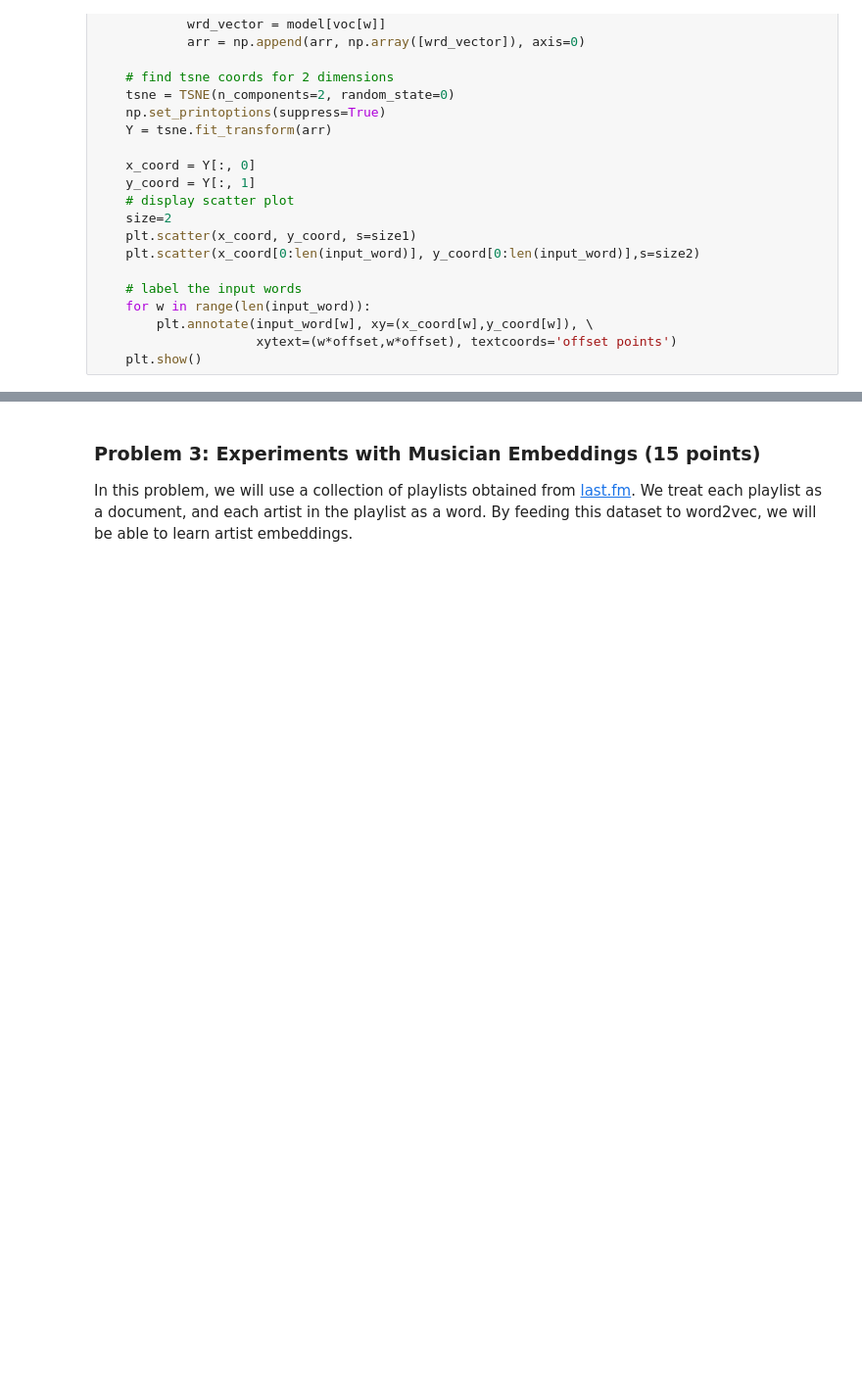
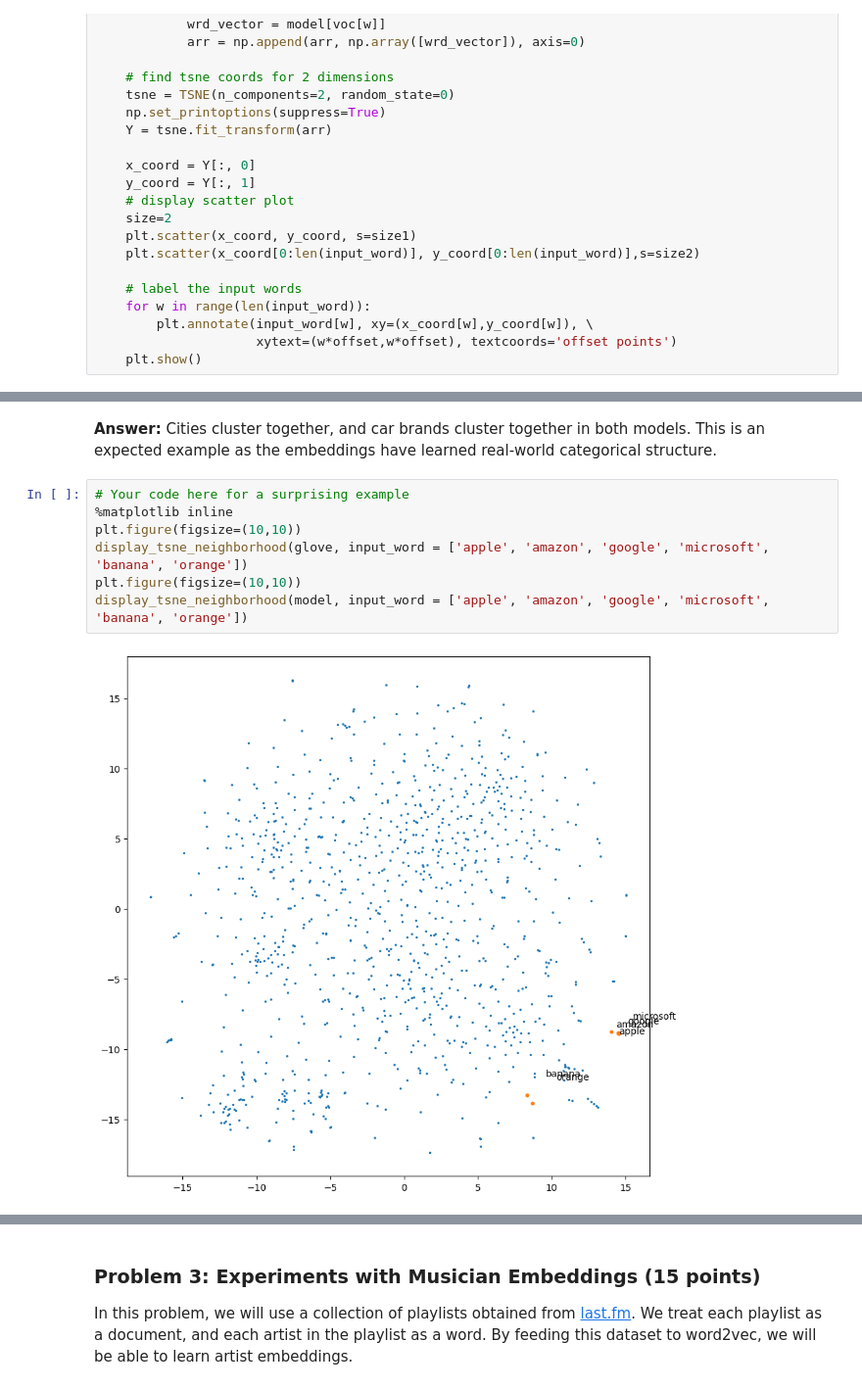
Before and after one commit to yaj0212/Introductory-Machine-Learning, a Jupyter notebook: assignments/assn4/assn4.ipynb, the cells around one changed output, grey strips where cells are left out. Shown at 98% size. Saved outputs shown, nothing was run; the diff lists cells and outputs as text; blank space fills up the shorter version.

```diff
--- a/assignments/assn4/assn4.ipynb
+++ b/assignments/assn4/assn4.ipynb
@@ -573,0 +578,11 @@ display_tsne_neighborhood(glove, input_word = ['conservative', 'liberal', 'donke
+# %% [markdown]
+**Answer:** Cities cluster together, and car brands cluster together in both models. This is an expected example as the embeddings have learned real-world categorical structure.
+# %%
+# Your code here for a surprising example
+%matplotlib inline
+plt.figure(figsize=(10,10))
+display_tsne_neighborhood(glove, input_word = ['apple', 'amazon', 'google', 'microsoft', 'banana', 'orange'])
+plt.figure(figsize=(10,10))
+display_tsne_neighborhood(model, input_word = ['apple', 'amazon', 'google', 'microsoft', 'banana', 'orange'])
+# %% [output]
+[figure, added]
```
Also changed, not shown: parts of 24 cells of this notebook.
